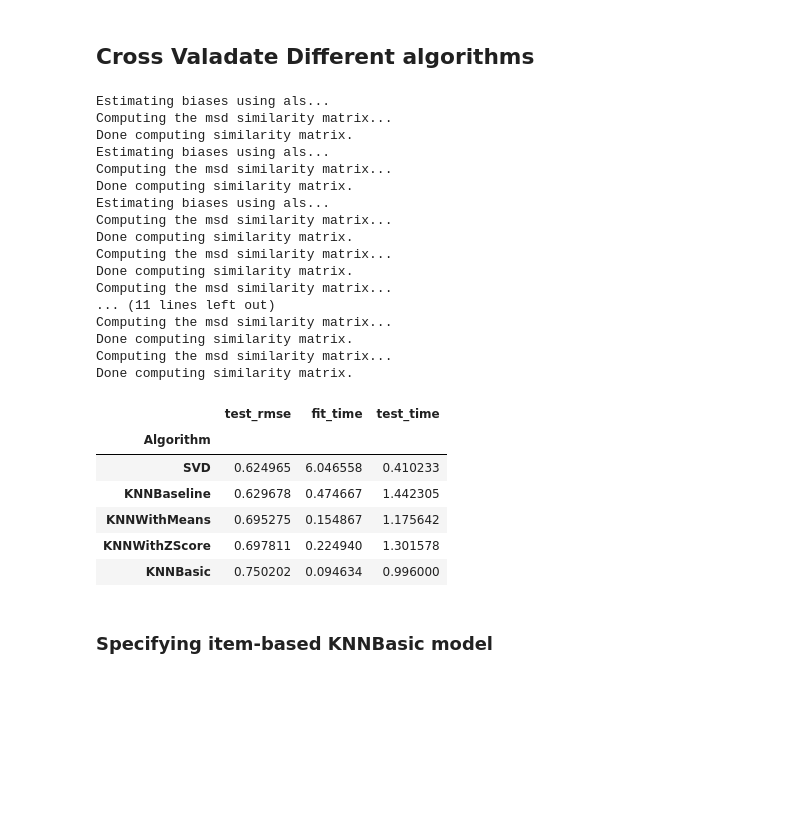
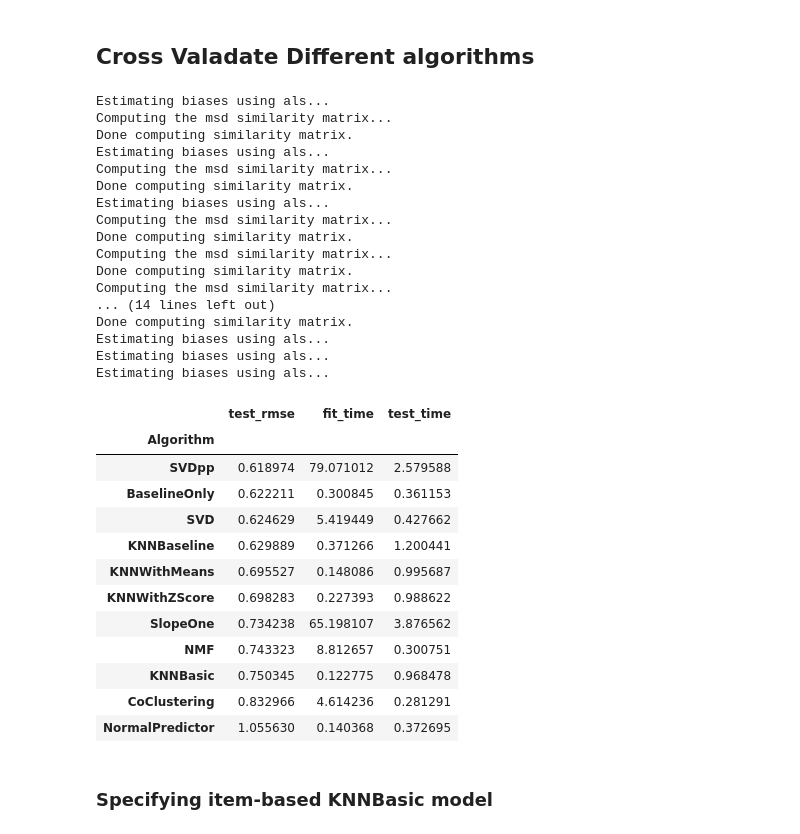
Before and after one commit to loisr/Beer-Recommendations, a Jupyter notebook: Surprise! - Recommendation System.ipynb, the cells around one changed output. Cells and saved outputs as stored; diff of their text form; code cells hidden in the pictures; blank space fills up the shorter version.

```diff
--- a/Surprise! - Recommendation System.ipynb
+++ b/Surprise! - Recommendation System.ipynb
@@ -145,42 +145,48 @@ for uid, user_ratings in top_n.items():
 # %%
 benchmark = []
 # Iterate over all algorithms
-for algorithm in [SVD(), KNNBaseline(), KNNBasic(), KNNWithMeans(), KNNWithZScore()]:
+for algorithm in [SVD(), SVDpp(), KNNBaseline(), KNNBasic(), KNNWithMeans(), KNNWithZScore(), NMF(), SlopeOne(), NormalPredictor(), BaselineOnly(), CoClustering()]:
 
 # Perform cross validation
     results = cross_validate(algorithm, data, measures=['RMSE'], cv=3, verbose=False)
 
 # Get results & append algorithm name
     tmp = pd.DataFrame.from_dict(results).mean(axis=0)
     tmp = tmp.append(pd.Series([str(algorithm).split(' ')[0].split('.')[-1]], index=['Algorithm']))
     benchmark.append(tmp)
 
 pd.DataFrame(benchmark).set_index('Algorithm').sort_values('test_rmse')
 # %% [output]
 Estimating biases using als...
 Computing the msd similarity matrix...
 Done computing similarity matrix.
 Estimating biases using als...
 Computing the msd similarity matrix...
 Done computing similarity matrix.
 Estimating biases using als...
 Computing the msd similarity matrix...
 Done computing similarity matrix.
 Computing the msd similarity matrix...
 Done computing similarity matrix.
 Computing the msd similarity matrix...
-... (11 lines left out)
-Computing the msd similarity matrix...
+... (14 lines left out)
 Done computing similarity matrix.
-Computing the msd similarity matrix...
-Done computing similarity matrix.
+Estimating biases using als...
+Estimating biases using als...
+Estimating biases using als...
 |  | test_rmse | fit_time | test_time |
 | Algorithm |  |  |  |
-| SVD | 0.624965 | 6.046558 | 0.410233 |
-| KNNBaseline | 0.629678 | 0.474667 | 1.442305 |
-| KNNWithMeans | 0.695275 | 0.154867 | 1.175642 |
-| KNNWithZScore | 0.697811 | 0.224940 | 1.301578 |
-| KNNBasic | 0.750202 | 0.094634 | 0.996000 |
+| SVDpp | 0.618974 | 79.071012 | 2.579588 |
+| BaselineOnly | 0.622211 | 0.300845 | 0.361153 |
+| SVD | 0.624629 | 5.419449 | 0.427662 |
+| KNNBaseline | 0.629889 | 0.371266 | 1.200441 |
+| KNNWithMeans | 0.695527 | 0.148086 | 0.995687 |
+| KNNWithZScore | 0.698283 | 0.227393 | 0.988622 |
+| SlopeOne | 0.734238 | 65.198107 | 3.876562 |
+| NMF | 0.743323 | 8.812657 | 0.300751 |
+| KNNBasic | 0.750345 | 0.122775 | 0.968478 |
+| CoClustering | 0.832966 | 4.614236 | 0.281291 |
+| NormalPredictor | 1.055630 | 0.140368 | 0.372695 |
 # %% [markdown]
 ### Specifying item-based KNNBasic model
 # %%
```
Also changed, not shown: parts of 1 cell of this notebook.
